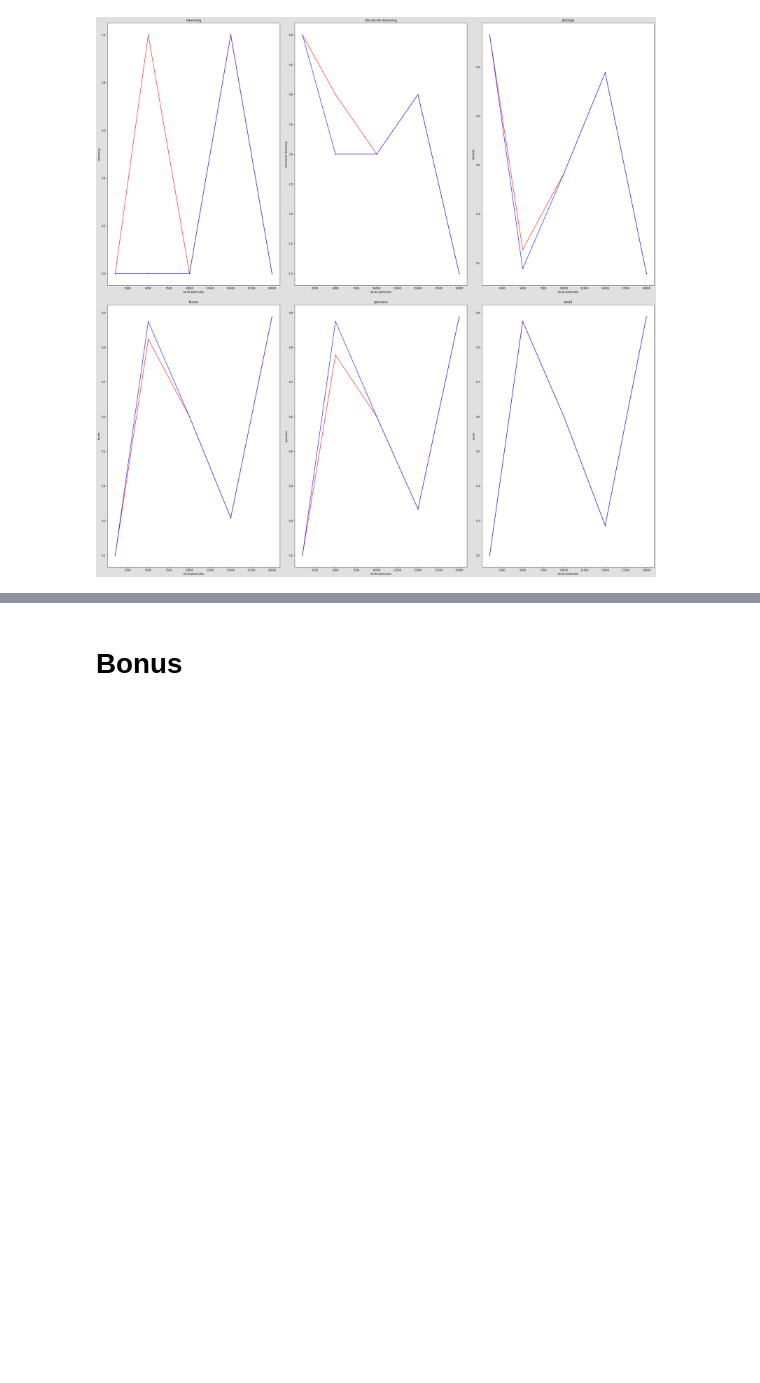
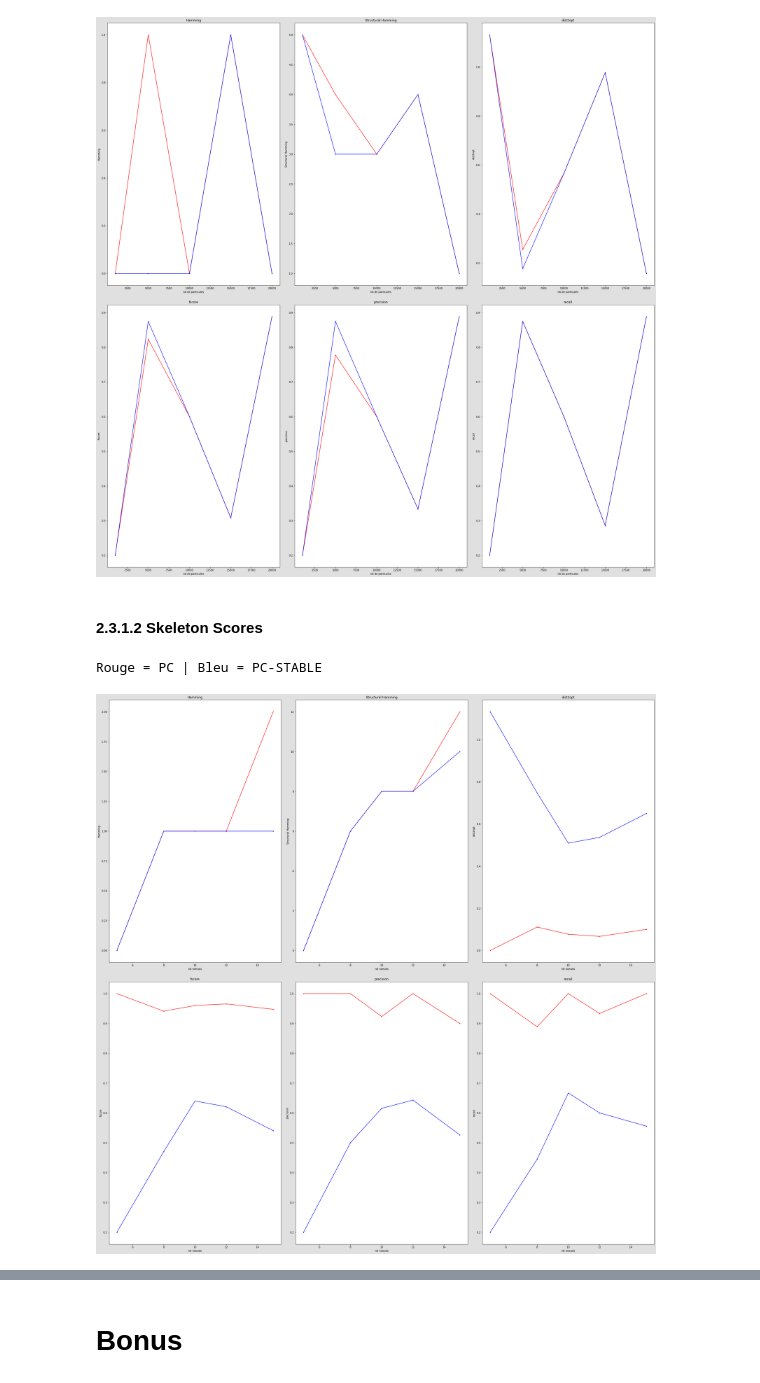
Before and after one commit to davidPinaud/BN_PCSTABLE, a Jupyter notebook: presentation_resultats_et_demonstrations.ipynb, the cells around one changed output, grey strips where cells are left out. Cells and saved outputs as stored; diff of their text form; code cells hidden in the pictures; blank space fills up the shorter version.

```diff
--- a/presentation_resultats_et_demonstrations.ipynb
+++ b/presentation_resultats_et_demonstrations.ipynb
@@ -1415,3 +1428,10 @@ plot_tests_bn_vs_bn_enFontion_nbParticules2(*tests_bn_vs_bn_enFontion_nbParticul
 # %% [output]
 Rouge = PC | Bleu = PC-STABLE
 [figure]
+# %% [markdown]
+#### 2.3.1.2 Skeleton Scores
+# %%
+plot_tests_bn_vs_bn_enFontion_nbNoeud2(*tests_bn_vs_bn_enFontion_nbNoeud2(learn_PC,learn_PC_STABLE,isSkeleton=True),"PC","PC-STABLE")
+# %% [output]
+Rouge = PC | Bleu = PC-STABLE
+[figure, added]
```
Also changed, not shown: parts of 5 cells of this notebook, 3 other files.
